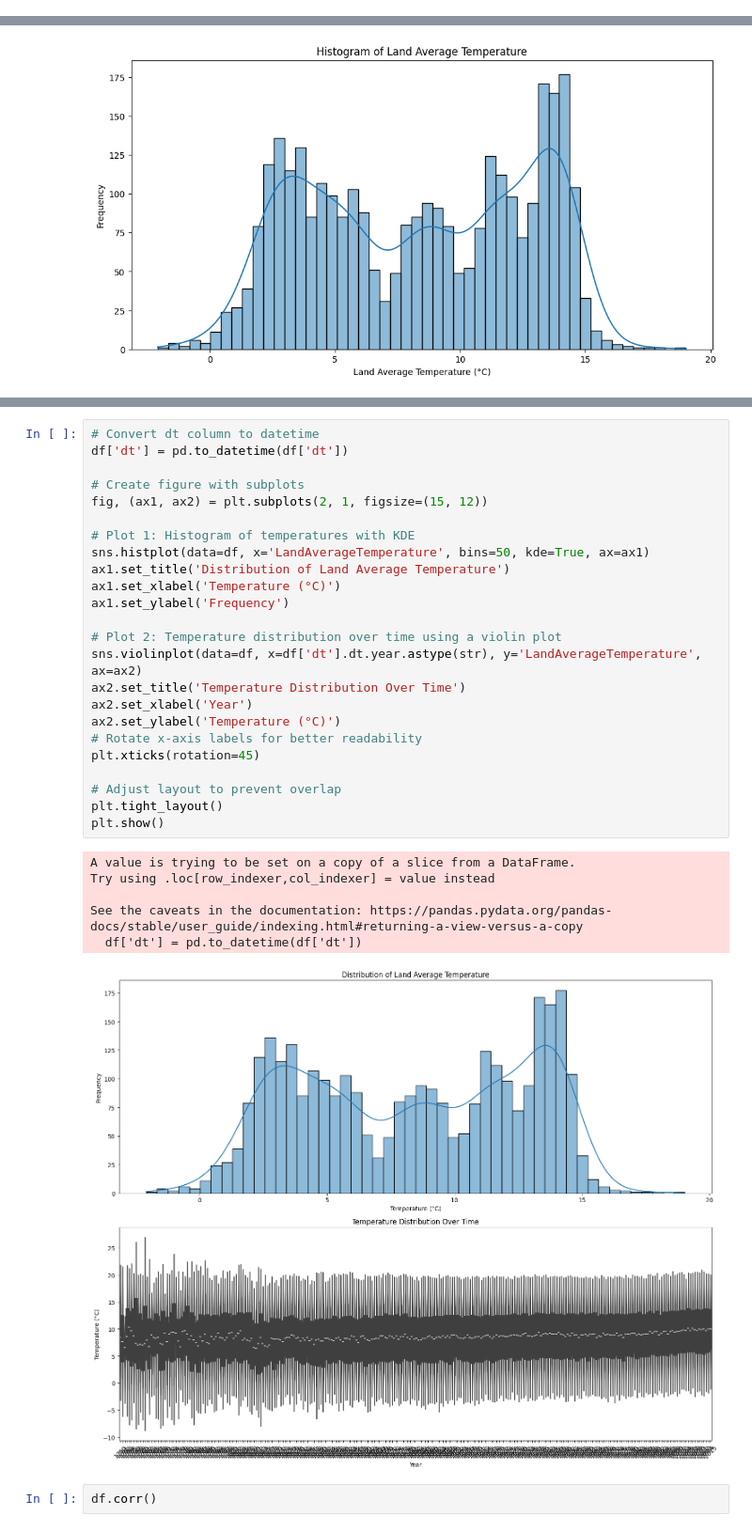
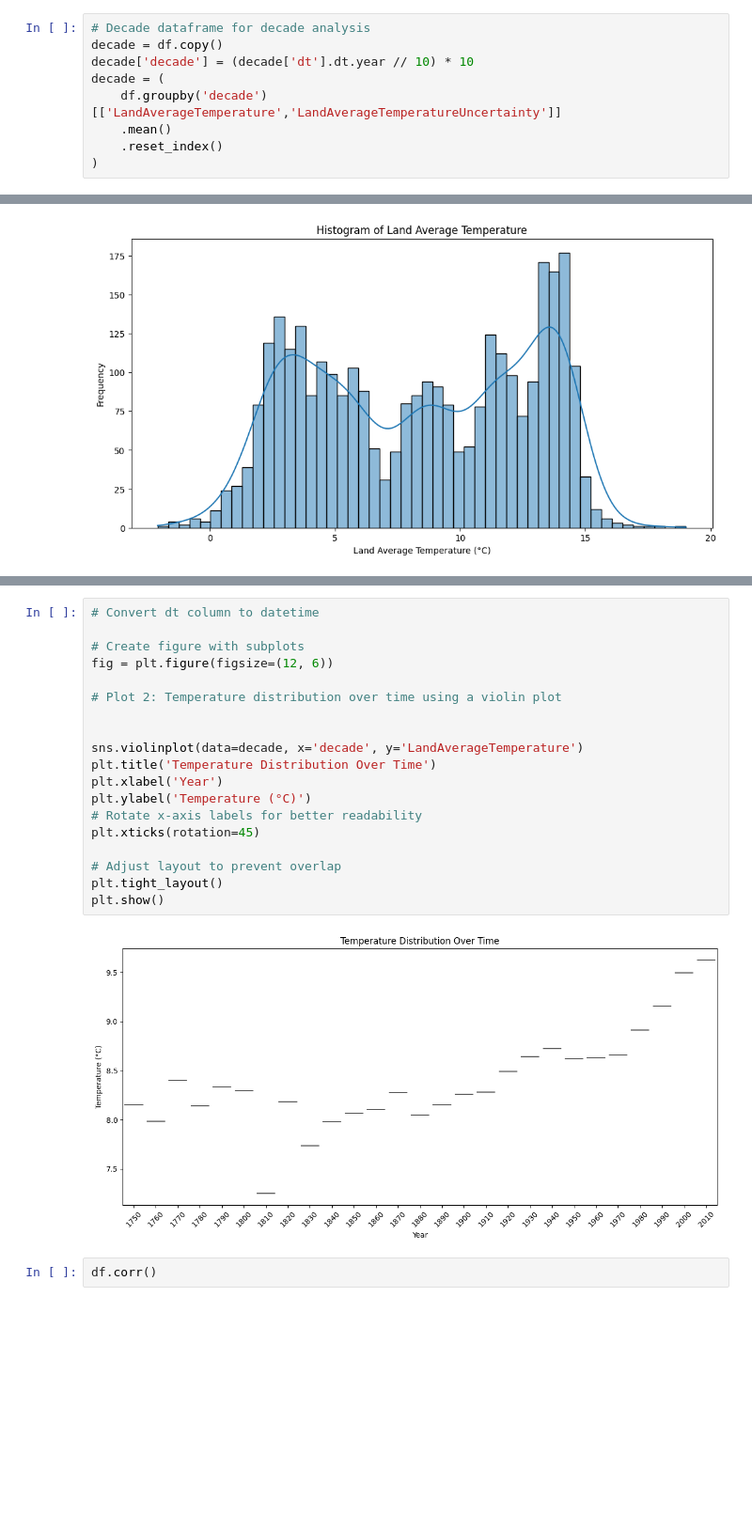
Before and after one commit to OloruntobiOlutola/Applied-Project, a Jupyter notebook: notebooks/app.ipynb, the cells around one changed output, grey strips where cells are left out. Shown at 94% size. Drawn from its saved outputs; the diff is of its cells as text; blank space fills up the shorter version.

Commit message:
Add violin plot

```diff
--- a/notebooks/app.ipynb
+++ b/notebooks/app.ipynb
@@ -138,6 +138,15 @@ annual.head()
 | 2 | 1752 | 5.779833 | 2.977000 |
 | 3 | 1753 | 8.388083 | 3.176000 |
 | 4 | 1754 | 8.469333 | 3.494250 |
+# %%
+# Decade dataframe for decade analysis
+decade = df.copy()
+decade['decade'] = (decade['dt'].dt.year // 10) * 10
+decade = (
+    df.groupby('decade')[['LandAverageTemperature','LandAverageTemperatureUncertainty']]
+    .mean()
+    .reset_index()
+)
 # %%
 plt.boxplot(x=df[['LandAverageTemperature', 'LandAverageTemperatureUncertainty']], vert=True, patch_artist=True, labels=['Land Average Temperature', 'Land Average Temperature Uncertainty'])
 plt.title('Boxplot of Land Average Temperature')
@@ -182,34 +202,24 @@ plt.show()
 # %%
 # Convert dt column to datetime
-df['dt'] = pd.to_datetime(df['dt'])
 
 # Create figure with subplots
-fig, (ax1, ax2) = plt.subplots(2, 1, figsize=(15, 12))
-
-# Plot 1: Histogram of temperatures with KDE
-sns.histplot(data=df, x='LandAverageTemperature', bins=50, kde=True, ax=ax1)
-ax1.set_title('Distribution of Land Average Temperature')
-ax1.set_xlabel('Temperature (°C)')
-ax1.set_ylabel('Frequency')
+fig = plt.figure(figsize=(12, 6))
 
 # Plot 2: Temperature distribution over time using a violin plot
-sns.violinplot(data=df, x=df['dt'].dt.year.astype(str), y='LandAverageTemperature', ax=ax2)
-ax2.set_title('Temperature Distribution Over Time')
-ax2.set_xlabel('Year')
-ax2.set_ylabel('Temperature (°C)')
+
+
+sns.violinplot(data=decade, x='decade', y='LandAverageTemperature')
+plt.title('Temperature Distribution Over Time')
+plt.xlabel('Year')
+plt.ylabel('Temperature (°C)')
 # Rotate x-axis labels for better readability
 plt.xticks(rotation=45)
 
 # Adjust layout to prevent overlap
 plt.tight_layout()
 plt.show()
 # %% [output]
-A value is trying to be set on a copy of a slice from a DataFrame.
-Try using .loc[row_indexer,col_indexer] = value instead
-
-See the caveats in the documentation: https://pandas.pydata.org/pandas-docs/stable/user_guide/indexing.html#returning-a-view-versus-a-copy
-  df['dt'] = pd.to_datetime(df['dt'])
-[figure, old version]
+[figure, new version]
 # %%
 df.corr()
 # %% [output]
```
Also changed, not shown: parts of 3 cells of this notebook, 1 other file.
